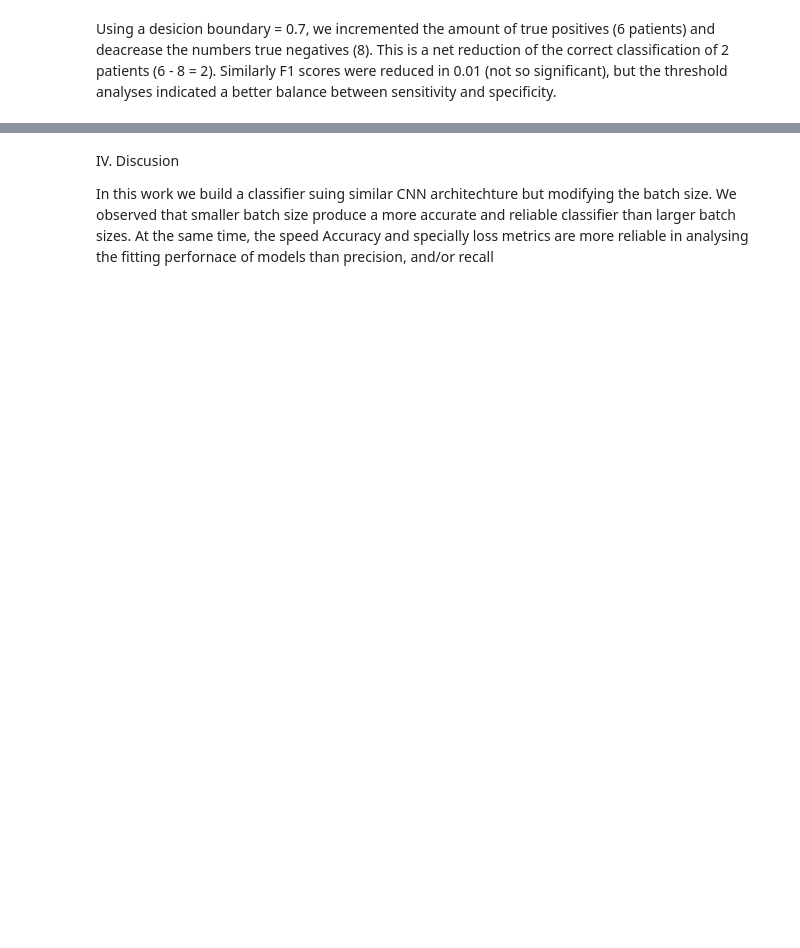
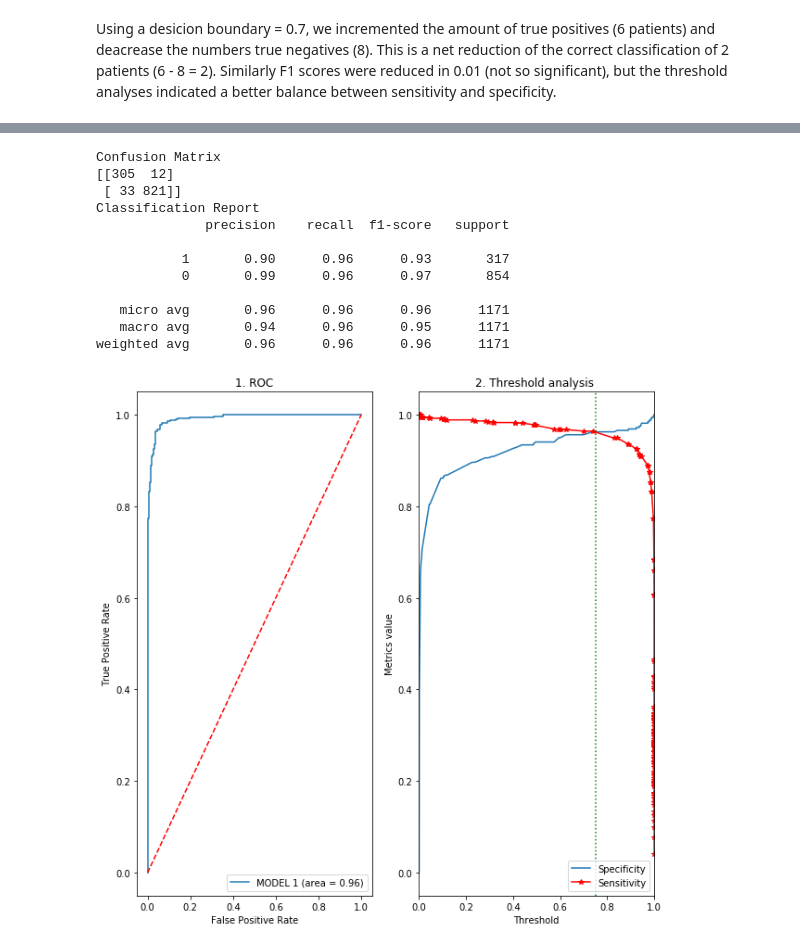
Before and after one commit to eliecerecology/NN_healthTech, a Jupyter notebook: Case2_DiazER.ipynb, the cells around one changed output, grey strips where cells are left out. Drawn from its saved outputs; the diff is of its cells as text; code cells hidden in the pictures; blank space fills up the shorter version.

```diff
--- a/Case2_DiazER.ipynb
+++ b/Case2_DiazER.ipynb
@@ -621,6 +619,53 @@ We conclude that a cutoff about 0.7 improves the classifier gaining two extra pa
-# %% [markdown]
-IV. Discusion
-
-In this work we build a classifier suing similar CNN architechture but modifying the batch size. We observed that smaller
-batch size produce a more accurate and reliable classifier than larger batch sizes. At the same time, the speed
-Accuracy and specially loss metrics are more reliable in analysing the fitting perfornace of models than precision, and/or recall
+# %%
+cutoff = 0.75
+Y_labels = test_generator.classes
+Y_pred = loaded_model.predict_generator(test_generator)
+Y_pred_prob = Y_pred # get a copy to speed the code, and avoid recalculation
+Y_pred = 1*(Y_pred.astype('float64') > cutoff)
+
+
+print('Confusion Matrix')
+print(confusion_matrix(Y_labels, Y_pred))
+print('Classification Report')
+target_names = ['1','0']
+print(classification_report(Y_labels, Y_pred, target_names=target_names))
+
+logit_roc_auc = roc_auc_score(Y_labels, Y_pred)
+
+#Y_pred_prob = loaded_model.predict_generator(test_generator).flatten()
+fpr, tpr, thresholds = roc_curve(Y_labels, Y_pred_prob, pos_label = 1)
+
+
+fig, axs = plt.subplots(1, 2, figsize=(10, 10))
+
+axs[0].set_title('1. ROC')
+axs[0].plot(fpr, tpr, label='MODEL 1 (area = %0.2f)' % logit_roc_auc)
+axs[0].plot([0, 1], [0, 1],'r--')
+axs[0].set_xlabel('False Positive Rate')
+axs[0].set_ylabel('True Positive Rate')
+axs[0].legend(loc="lower right")
+
+axs[1].set_title('2. Threshold analysis ')
+axs[1].plot(thresholds, 1- fpr,  label = 'Specificity')
+axs[1].plot(thresholds, tpr, 'r*-', label = 'Sensitivity')
+axs[1].axvline(cutoff, color = 'green', linestyle = ":")
+axs[1].set_xlabel('Threshold')
+axs[1].set_ylabel('Metrics value')
+axs[1].set_xlim([0, 1])
+axs[1].legend(loc="lower right")
+
+plt.show()
+# %% [output]
+Confusion Matrix
+[[305  12]
+ [ 33 821]]
+Classification Report
+              precision    recall  f1-score   support
+
+           1       0.90      0.96      0.93       317
+           0       0.99      0.96      0.97       854
+
+   micro avg       0.96      0.96      0.96      1171
+   macro avg       0.94      0.96      0.95      1171
+weighted avg       0.96      0.96      0.96      1171
+[figure, added]
```
Also changed, not shown: parts of 26 cells of this notebook.
